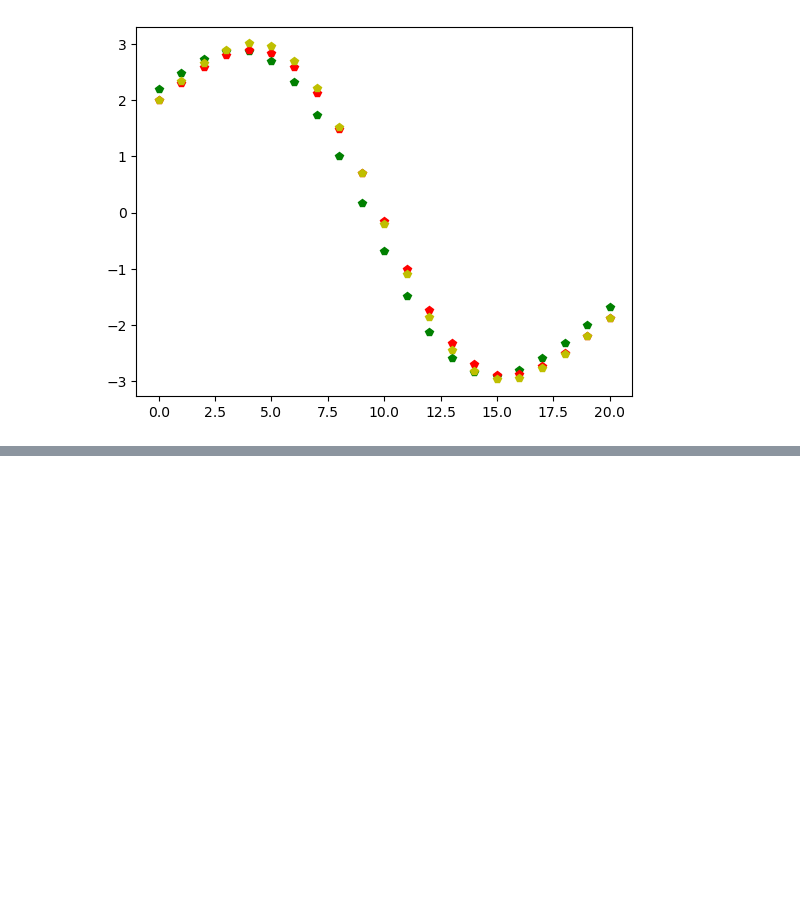
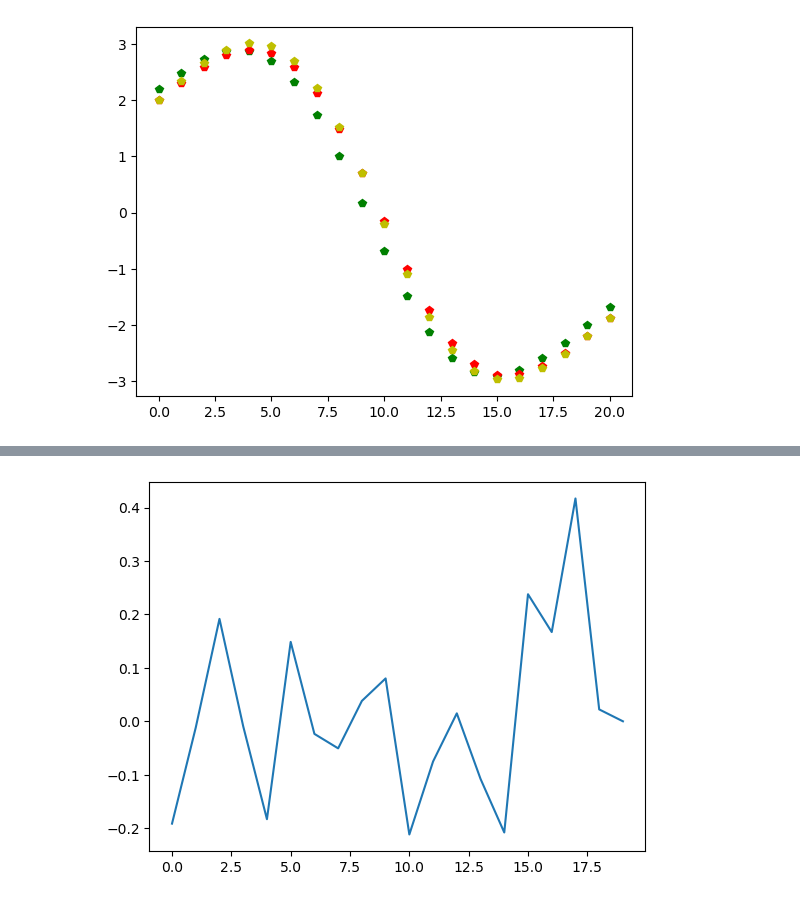
Before and after one commit to Arely00/ArelyGuadalupeJimenezDIaz-mn-2024, a Jupyter notebook: Ejercicios_capitulo_3.ipynb, the cells around one changed output, grey strips where cells are left out. Saved outputs shown, nothing was run; the diff lists cells and outputs as text; code cells hidden in the pictures; blank space fills up the shorter version.

```diff
--- a/Ejercicios_capitulo_3.ipynb
+++ b/Ejercicios_capitulo_3.ipynb
@@ -269,0 +347,43 @@ pyplot.show()
+# %%
+
+from math import sqrt, pi, factorial, exp
+import cmath
+
+def hermite(n,x):
+    val0 = 1.; val1 = 2*x
+    for j in range(1,n):
+        val2 = 2*x*val1 - 2*j*val0
+        val0, val1 = val1, val2
+        dval2 = 2*n*val0
+    return val2, dval2
+
+def psiqho(x,nametoval):
+    n = nametoval["n"]
+    momohbar = nametoval["momohbar"]
+    al = nametoval["al"]
+    psival = momohbar**0.25*exp(-0.5*al*momohbar * x**2)
+    psival *= hermite(n,sqrt(momohbar)*x)[0]
+    psival /= sqrt(2**n * factorial(n) * sqrt(pi))
+    return psival
+
+def psibox(x,nametoval):
+    n = nametoval["n"]
+    boxl = nametoval["boxl"]
+    return cmath.exp(2*pi*n*x*1j/boxl) / sqrt(boxl)
+
+if __name__=='__main__':
+    x = 1.
+    nametoval = {"n": 100, "momohbar": 1., "al": 1.}
+    psiA = psiqho(x, nametoval)
+    nametoval = {"n": -2, "boxl": 2*pi}
+    psiB = psibox(x, nametoval)
+# %%
+nametoval = {"n": 3, "momohbar": 1., "al": 1.}
+nametoval1= {"n": 10, "momohbar": 1., "al": 1.}
+nametoval2= {"n": 20, "momohbar": 1., "al": 1.}
+nametoval3= {"n": 150, "momohbar": 1., "al": 1.}
+
+pyplot.plot([psiqho(x,nametoval3) for x in range (0,20)])
+pyplot.show()
+# %% [output]
+[figure, added]
```
Also changed, not shown: parts of 7 cells of this notebook.
